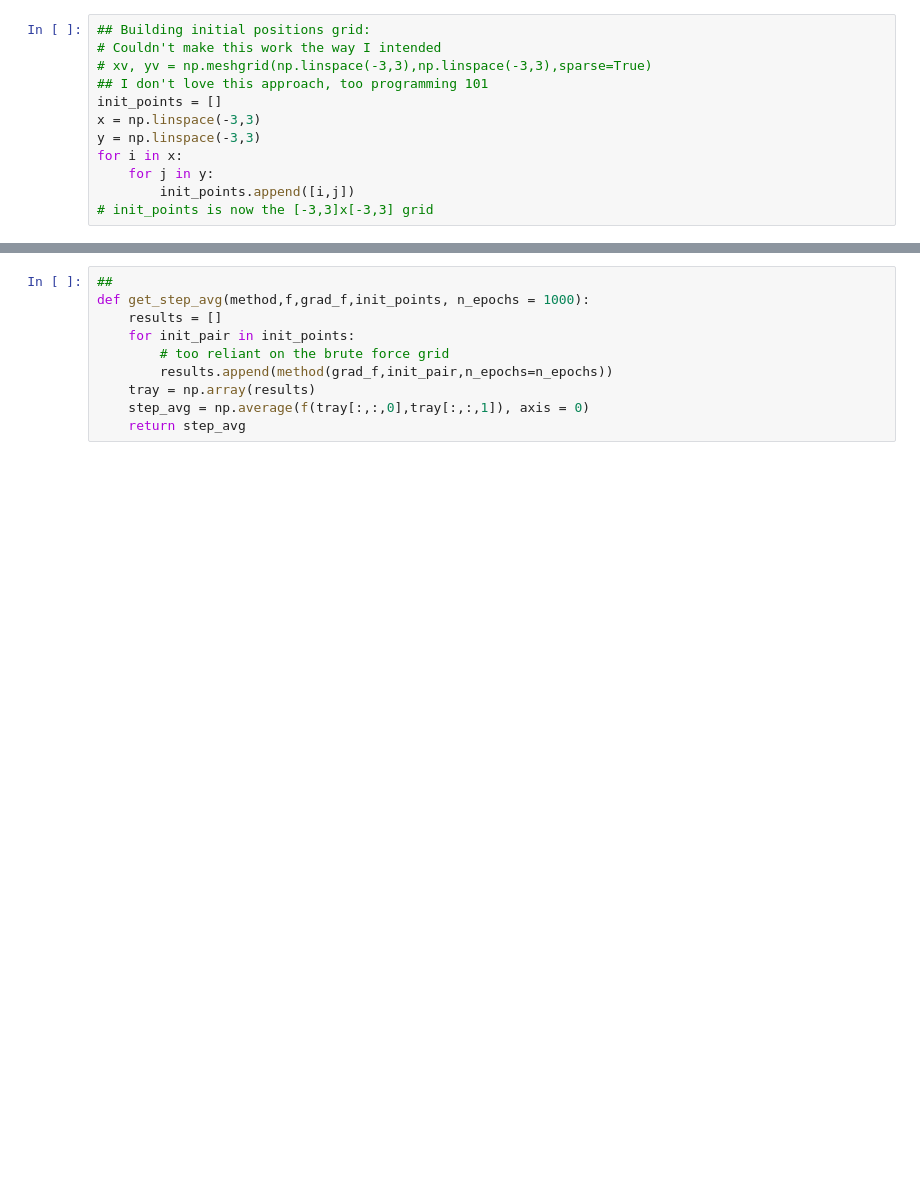
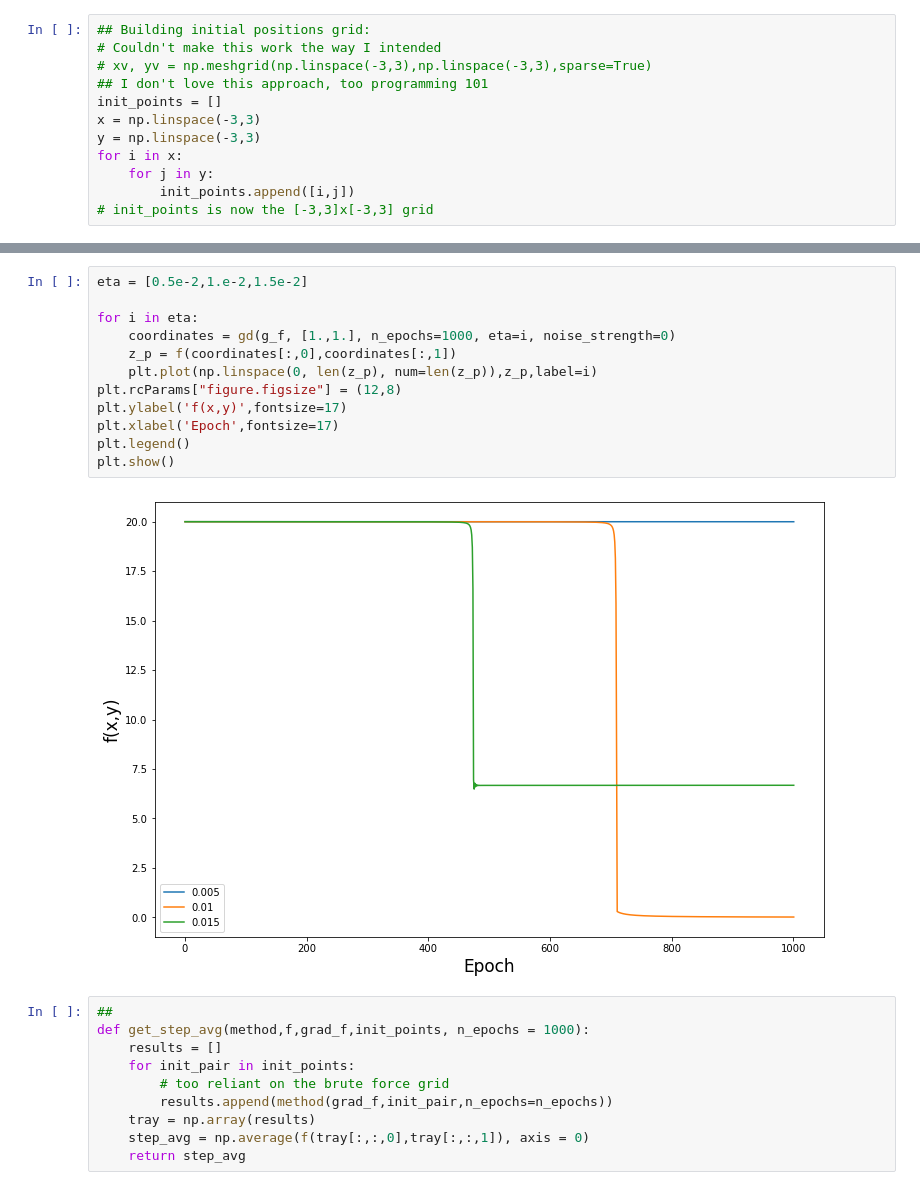
Before and after one commit to drckf/mlreview_notebooks, a Jupyter notebook: jupyter_notebooks/exercises/exercise_1.ipynb, the cells around one changed output, grey strips where cells are left out. Cells and saved outputs as stored; diff of their text form; blank space fills up the shorter version.

```diff
--- a/jupyter_notebooks/exercises/exercise_1.ipynb
+++ b/jupyter_notebooks/exercises/exercise_1.ipynb
@@ -108,3 +133,17 @@ for i in x:
+# %%
+eta = [0.5e-2,1.e-2,1.5e-2]
+
+for i in eta:
+    coordinates = gd(g_f, [1.,1.], n_epochs=1000, eta=i, noise_strength=0)
+    z_p = f(coordinates[:,0],coordinates[:,1])
+    plt.plot(np.linspace(0, len(z_p), num=len(z_p)),z_p,label=i)
+plt.rcParams["figure.figsize"] = (12,8)
+plt.ylabel('f(x,y)',fontsize=17)
+plt.xlabel('Epoch',fontsize=17)
+plt.legend()
+plt.show()
+# %% [output]
+[figure, added]
 # %%
 ##
 def get_step_avg(method,f,grad_f,init_points, n_epochs = 1000):
```
Also changed, not shown: parts of 4 cells of this notebook.
